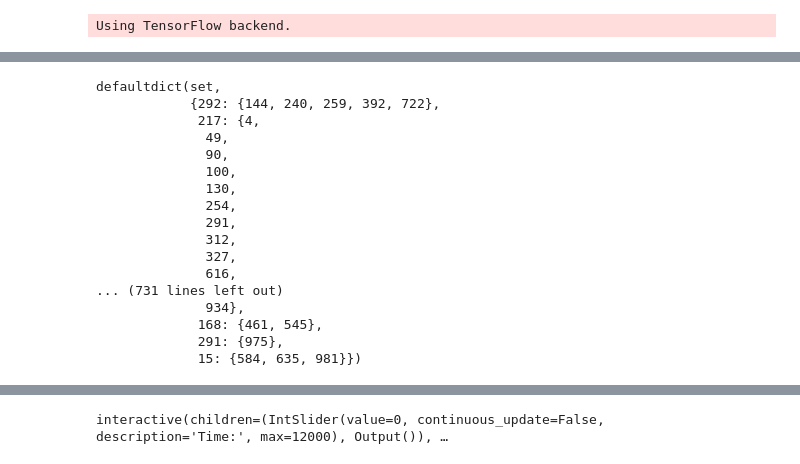
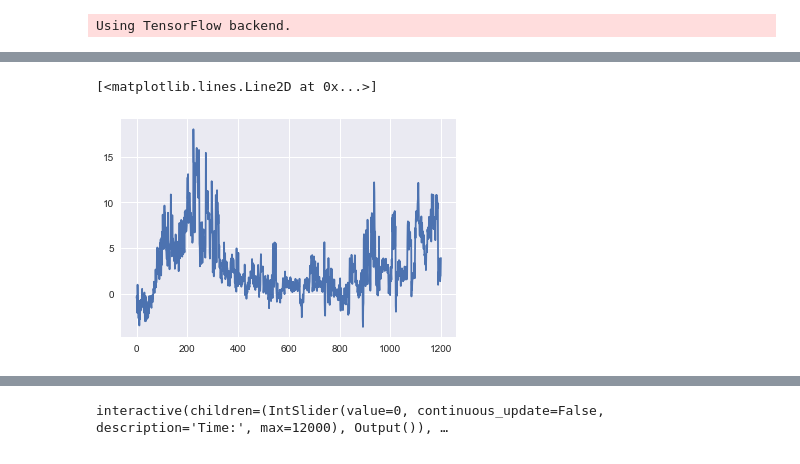
Before and after one commit to Dorozhko-Anton/rec_gym, a Jupyter notebook: 07-ddpg-cleanagent-PrimEnv2.ipynb, the cells around one changed output, grey strips where cells are left out. Cells and saved outputs as stored; diff of their text form; code cells hidden in the pictures.

```diff
--- a/07-ddpg-cleanagent-PrimEnv2.ipynb
+++ b/07-ddpg-cleanagent-PrimEnv2.ipynb
@@ -103,20 +296,5 @@ for u in list(env.ps.values()):
-# %%
-env.bought_items
-# %% [output]
-defaultdict(set,
-            {292: {144, 240, 259, 392, 722},
-             217: {4,
-              49,
-              90,
-              100,
-              130,
-              254,
-              291,
-              312,
-              327,
-              616,
-... (731 lines left out)
-              934},
-             168: {461, 545},
-             291: {975},
-             15: {584, 635, 981}})
+# %%
+plt.plot(np.array(agent.qvalues).reshape(-1))
+# %% [output]
+[<matplotlib.lines.Line2D at 0x...>]
+[figure, added]
```
Also changed, not shown: parts of 10 cells of this notebook, 6 other files.
